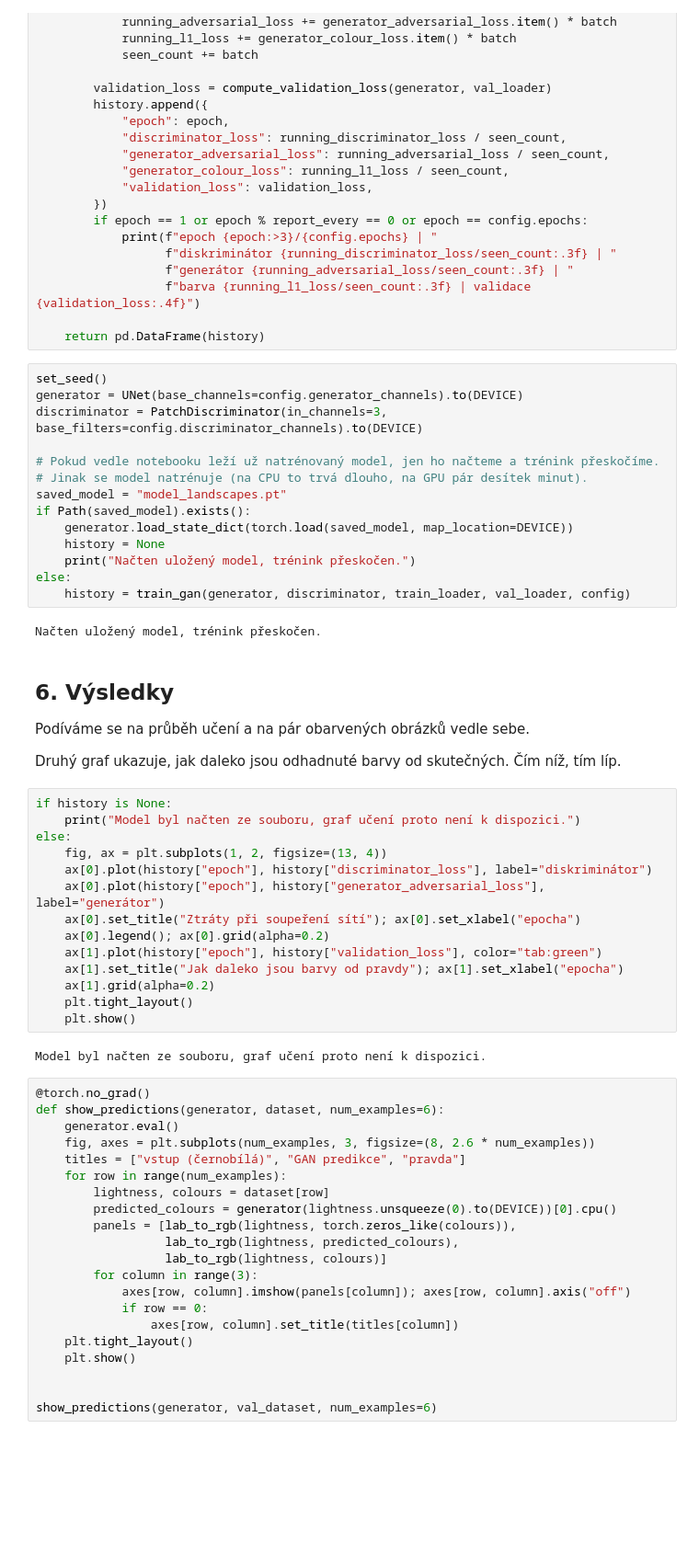
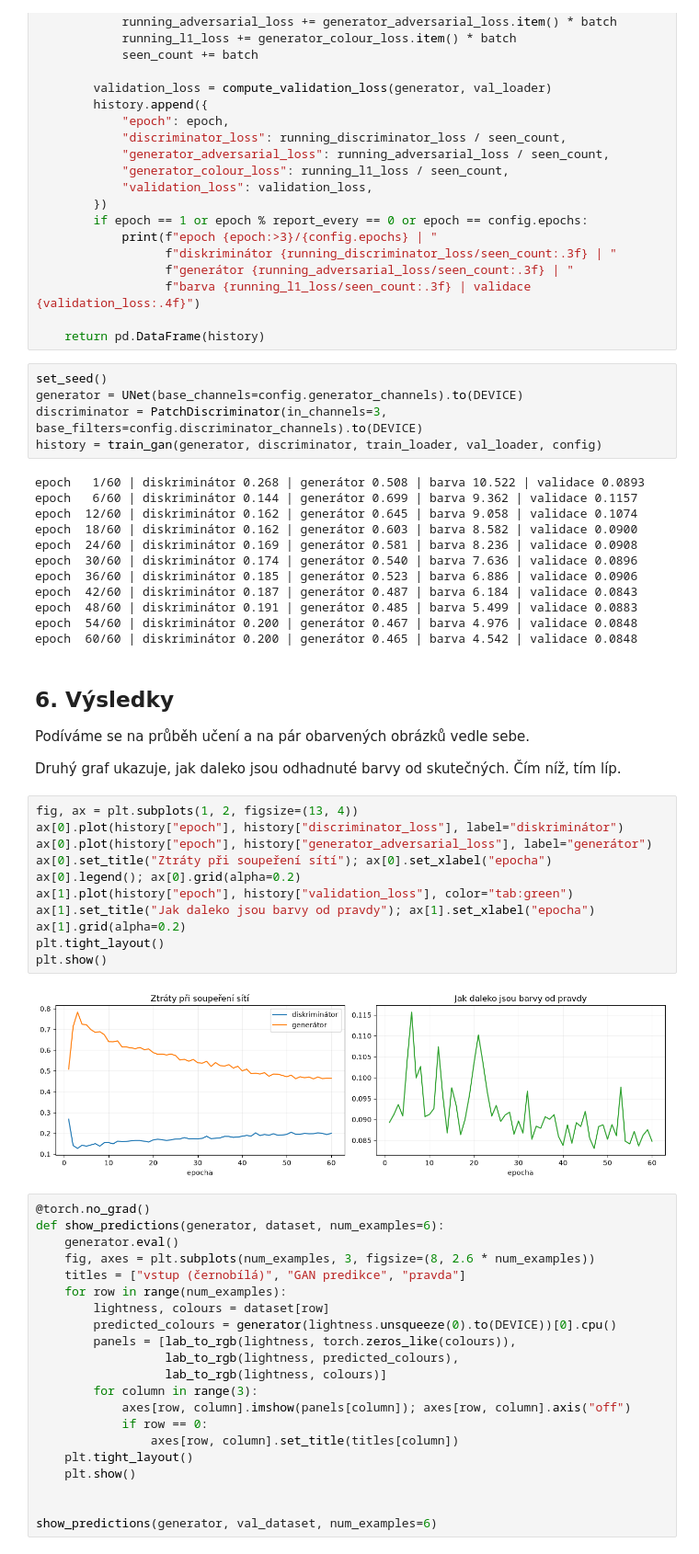
Before and after one commit to Krosvellos/MML_WS, a Jupyter notebook: ws_abraham_colouring.ipynb, the cells around one changed output. Shown at 92% size. Cells and saved outputs as stored; diff of their text form; blank space fills up the shorter version.

Commit message:
Train the model and include results: loss curves, predictions, and an example colouring

```diff
--- a/ws_abraham_colouring.ipynb
+++ b/ws_abraham_colouring.ipynb
@@ -377,18 +377,19 @@ def train_gan(generator, discriminator, train_loader, val_loader, config):
 set_seed()
 generator = UNet(base_channels=config.generator_channels).to(DEVICE)
 discriminator = PatchDiscriminator(in_channels=3, base_filters=config.discriminator_channels).to(DEVICE)
-
-# Pokud vedle notebooku leží už natrénovaný model, jen ho načteme a trénink přeskočíme.
-# Jinak se model natrénuje (na CPU to trvá dlouho, na GPU pár desítek minut).
-saved_model = "model_landscapes.pt"
-if Path(saved_model).exists():
-    generator.load_state_dict(torch.load(saved_model, map_location=DEVICE))
-    history = None
-    print("Načten uložený model, trénink přeskočen.")
-else:
-    history = train_gan(generator, discriminator, train_loader, val_loader, config)
+history = train_gan(generator, discriminator, train_loader, val_loader, config)
 # %% [output]
-Načten uložený model, trénink přeskočen.
+epoch   1/60 | diskriminátor 0.268 | generátor 0.508 | barva 10.522 | validace 0.0893
+epoch   6/60 | diskriminátor 0.144 | generátor 0.699 | barva 9.362 | validace 0.1157
+epoch  12/60 | diskriminátor 0.162 | generátor 0.645 | barva 9.058 | validace 0.1074
+epoch  18/60 | diskriminátor 0.162 | generátor 0.603 | barva 8.582 | validace 0.0900
+epoch  24/60 | diskriminátor 0.169 | generátor 0.581 | barva 8.236 | validace 0.0908
+epoch  30/60 | diskriminátor 0.174 | generátor 0.540 | barva 7.636 | validace 0.0896
+epoch  36/60 | diskriminátor 0.185 | generátor 0.523 | barva 6.886 | validace 0.0906
+epoch  42/60 | diskriminátor 0.187 | generátor 0.487 | barva 6.184 | validace 0.0843
+epoch  48/60 | diskriminátor 0.191 | generátor 0.485 | barva 5.499 | validace 0.0883
+epoch  54/60 | diskriminátor 0.200 | generátor 0.467 | barva 4.976 | validace 0.0848
+epoch  60/60 | diskriminátor 0.200 | generátor 0.465 | barva 4.542 | validace 0.0848
 # %% [markdown]
 ## 6. Výsledky
 
@@ -396,21 +397,18 @@ Podíváme se na průběh učení a na pár obarvených obrázků vedle sebe.
 
 Druhý graf ukazuje, jak daleko jsou odhadnuté barvy od skutečných. Čím níž, tím líp.
 # %%
-if history is None:
-    print("Model byl načten ze souboru, graf učení proto není k dispozici.")
-else:
-    fig, ax = plt.subplots(1, 2, figsize=(13, 4))
-    ax[0].plot(history["epoch"], history["discriminator_loss"], label="diskriminátor")
-    ax[0].plot(history["epoch"], history["generator_adversarial_loss"], label="generátor")
-    ax[0].set_title("Ztráty při soupeření sítí"); ax[0].set_xlabel("epocha")
-    ax[0].legend(); ax[0].grid(alpha=0.2)
-    ax[1].plot(history["epoch"], history["validation_loss"], color="tab:green")
-    ax[1].set_title("Jak daleko jsou barvy od pravdy"); ax[1].set_xlabel("epocha")
-    ax[1].grid(alpha=0.2)
-    plt.tight_layout()
-    plt.show()
+fig, ax = plt.subplots(1, 2, figsize=(13, 4))
+ax[0].plot(history["epoch"], history["discriminator_loss"], label="diskriminátor")
+ax[0].plot(history["epoch"], history["generator_adversarial_loss"], label="generátor")
+ax[0].set_title("Ztráty při soupeření sítí"); ax[0].set_xlabel("epocha")
+ax[0].legend(); ax[0].grid(alpha=0.2)
+ax[1].plot(history["epoch"], history["validation_loss"], color="tab:green")
+ax[1].set_title("Jak daleko jsou barvy od pravdy"); ax[1].set_xlabel("epocha")
+ax[1].grid(alpha=0.2)
+plt.tight_layout()
+plt.show()
 # %% [output]
-Model byl načten ze souboru, graf učení proto není k dispozici.
+[figure, added]
 # %%
 @torch.no_grad()
 def show_predictions(generator, dataset, num_examples=6):
```
